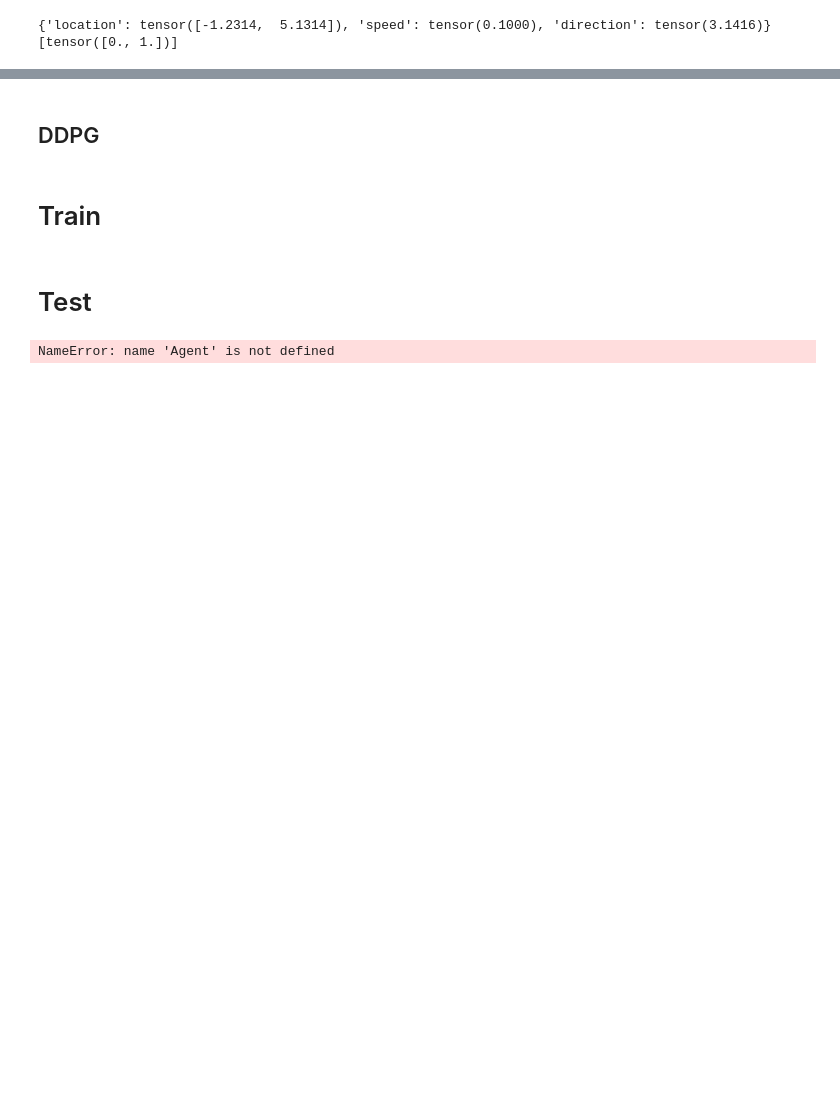
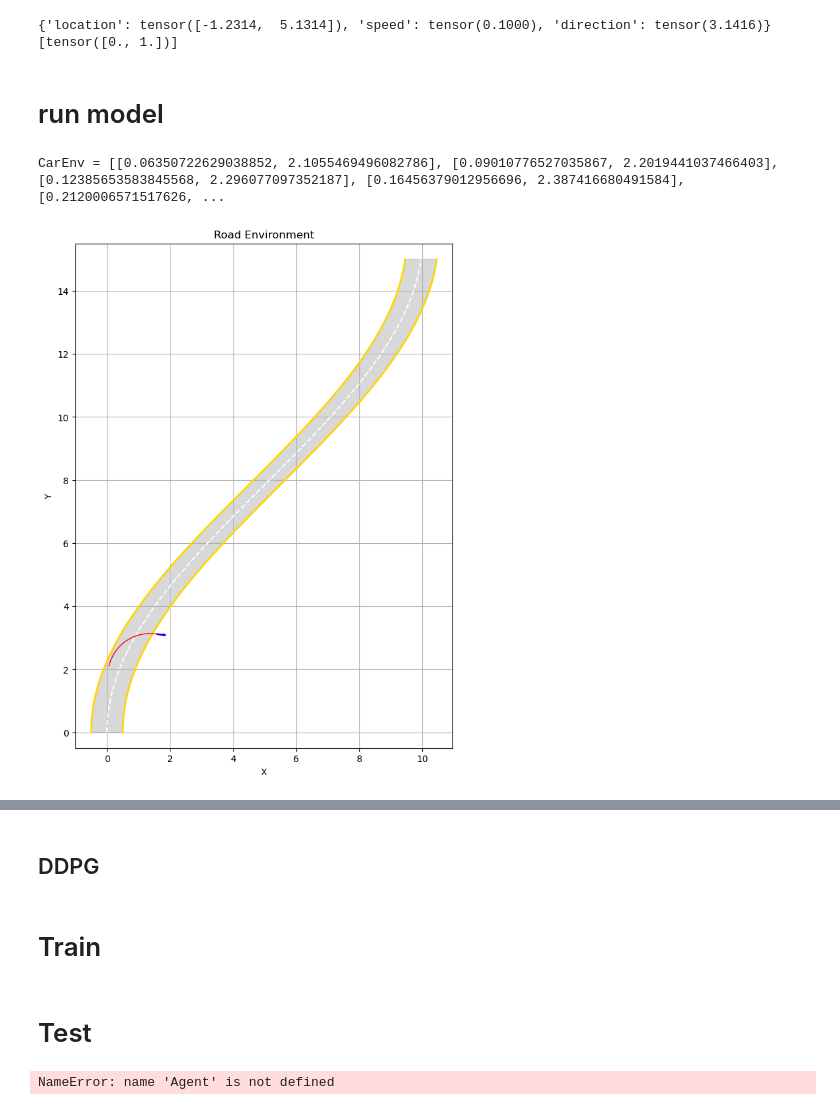
Before and after one commit to OmerShiranC/RL-Project, a Jupyter notebook: DDPG Car.ipynb, the cells around one changed output, grey strips where cells are left out. Cells and saved outputs as stored; diff of their text form; code cells hidden in the pictures; blank space fills up the shorter version.

```diff
--- a/DDPG Car.ipynb
+++ b/DDPG Car.ipynb
@@ -351,6 +581,67 @@ print(car_env.trajectory)
 # %% [output]
 {'location': tensor([-1.2314,  5.1314]), 'speed': tensor(0.1000), 'direction': tensor(3.1416)}
 [tensor([0., 1.])]
+# %% [markdown]
+# run model
+# %%
+def run_episode(car_env, agent, max_steps):
+
+    done = False
+    total_reward = 0
+    trajectory = [car_env.loc]
+
+    for _ in range(max_steps):
+        state = car_env.get_state()
+        state_tensor, action, _, done, _ = agent.get_action(state)
+        trajectory.append(car_env.loc)
+
+        if done:
+            break
+
+    print(f'CarEnv = {car_env.trajectory}')
+    return trajectory
+
+# road parameters
+def road_function(x):
+    return np.array([5 * (1-np.cos(0.4 * x)), x])
+data_points= [(0, 0), (0, 10)] # road shape
+road_width=2
+road_length =20
+closed=False
+
+
+# car parameters
+n_sensors = 7         # Number of sensors
+resolution = 0.2      # sensor reolution
+max_sensor_range = 2 # sensors range
+
+
+# NN parameters
+state_dim = n_sensors  * max_sensor_range / resolution   # State dimension is the number of sensor
+action_dim = 5  # Actions for steering
+
+Action_value = 0.15*np.linspace(-1,1,action_dim)
+
+road_env2 = RoadEnvironmentV2(road_function, road_width, road_length, False)
+car_env = CarEnvironment(road_env2, n_sensors, resolution, max_sensor_range, actions)
+
+
+# Load the saved model
+loaded_agent = PolicyNetwork(car_env, state_dim, action_dim, train_mode = False)
+loaded_agent.load_state_dict(torch.load('car_policy.pth'))
+loaded_agent.eval()  # Set the network to evaluation mode
+
+# Run and visualize test episodes
+num_test_episodes = 5
+max_steps = 100
+
+
+trajectory = run_episode(car_env, loaded_agent, max_steps)
+# print(f"Test Episode {episode + 1}, Total Reward: {total_reward}")
+visualizeV2(road_env2, car_env)
+# %% [output]
+CarEnv = [[0.06350722629038852, 2.1055469496082786], [0.09010776527035867, 2.2019441037466403], [0.12385653583845568, 2.296077097352187], [0.16456379012956696, 2.387416680491584], [0.2120006571517626, ...
+[figure, added]
 # %%
 def run_episode(car_env, agent, max_steps):
 
```
Also changed, not shown: parts of 17 cells of this notebook, 3 other files.
